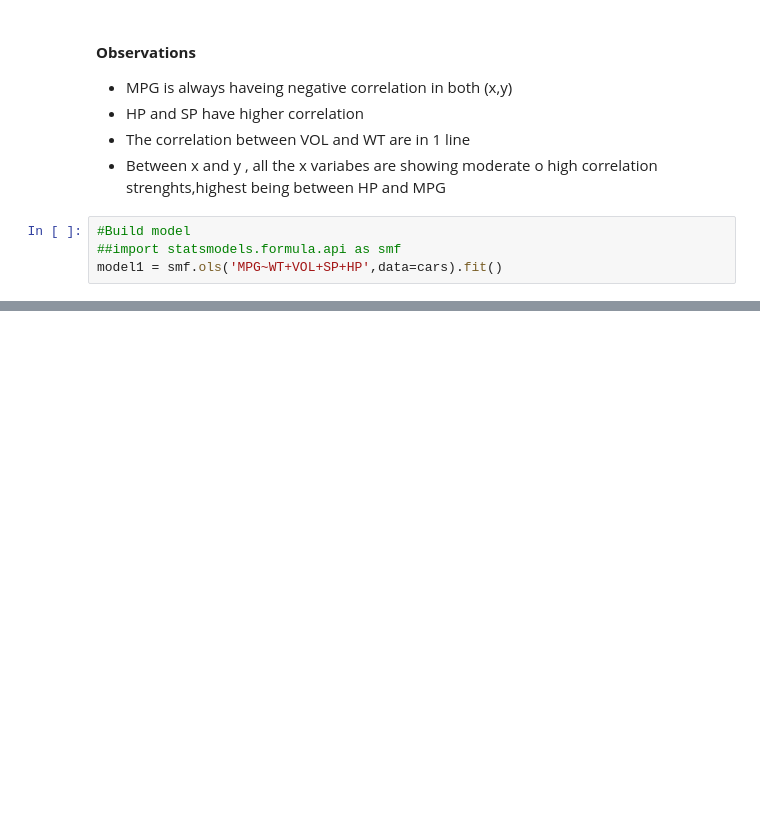
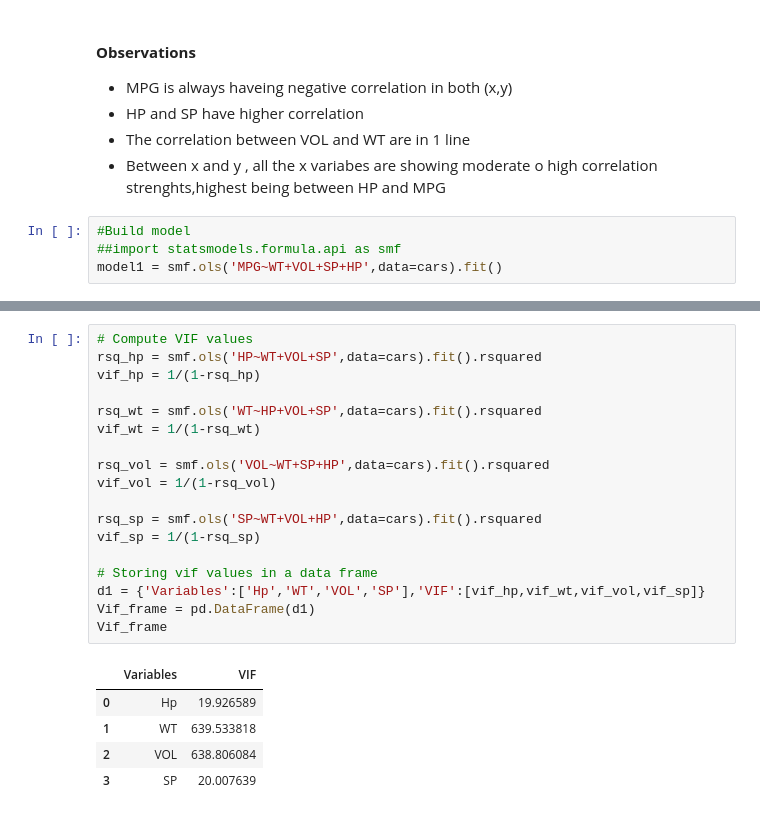
Before and after one commit to praveenreddy1833/AIML_Assignment_033, a Jupyter notebook: multi_linear.ipynb, the cells around one changed output, grey strips where cells are left out. Drawn from its saved outputs; the diff is of its cells as text; blank space fills up the shorter version.

```diff
--- a/multi_linear.ipynb
+++ b/multi_linear.ipynb
@@ -153,0 +198,24 @@ strong multicollinearity or other numerical problems.
+# %%
+# Compute VIF values
+rsq_hp = smf.ols('HP~WT+VOL+SP',data=cars).fit().rsquared
+vif_hp = 1/(1-rsq_hp)
+
+rsq_wt = smf.ols('WT~HP+VOL+SP',data=cars).fit().rsquared
+vif_wt = 1/(1-rsq_wt)
+
+rsq_vol = smf.ols('VOL~WT+SP+HP',data=cars).fit().rsquared
+vif_vol = 1/(1-rsq_vol)
+
+rsq_sp = smf.ols('SP~WT+VOL+HP',data=cars).fit().rsquared
+vif_sp = 1/(1-rsq_sp)
+
+# Storing vif values in a data frame
+d1 = {'Variables':['Hp','WT','VOL','SP'],'VIF':[vif_hp,vif_wt,vif_vol,vif_sp]}
+Vif_frame = pd.DataFrame(d1)
+Vif_frame
+# %% [output]
+|  | Variables | VIF |
+| 0 | Hp | 19.926589 |
+| 1 | WT | 639.533818 |
+| 2 | VOL | 638.806084 |
+| 3 | SP | 20.007639 |
```
Also changed, not shown: parts of 8 cells of this notebook.
